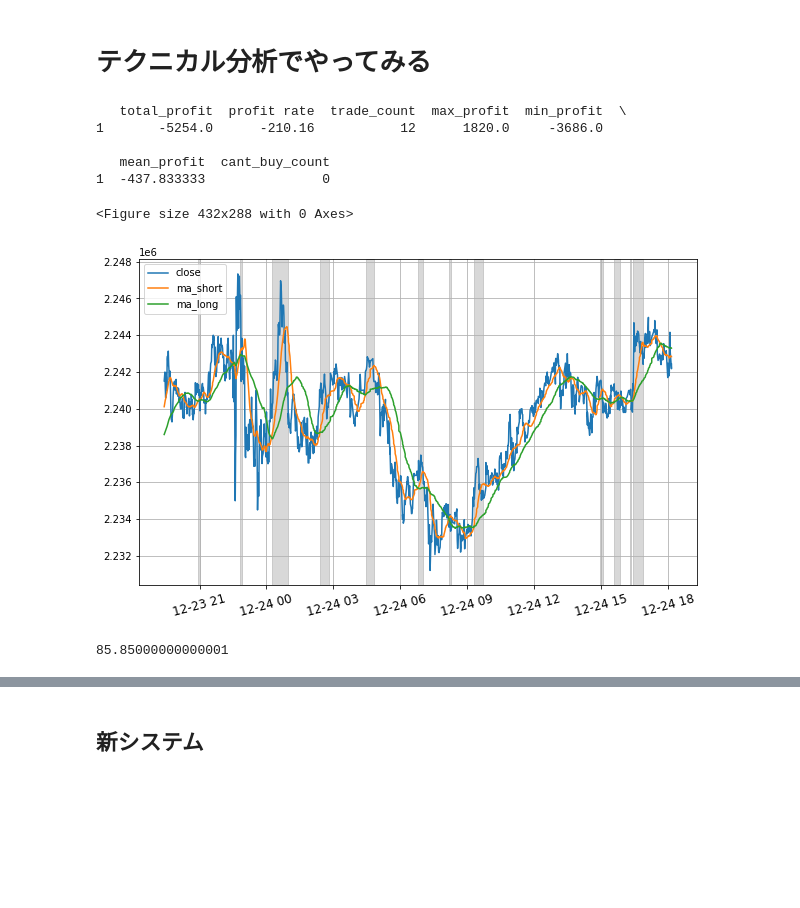
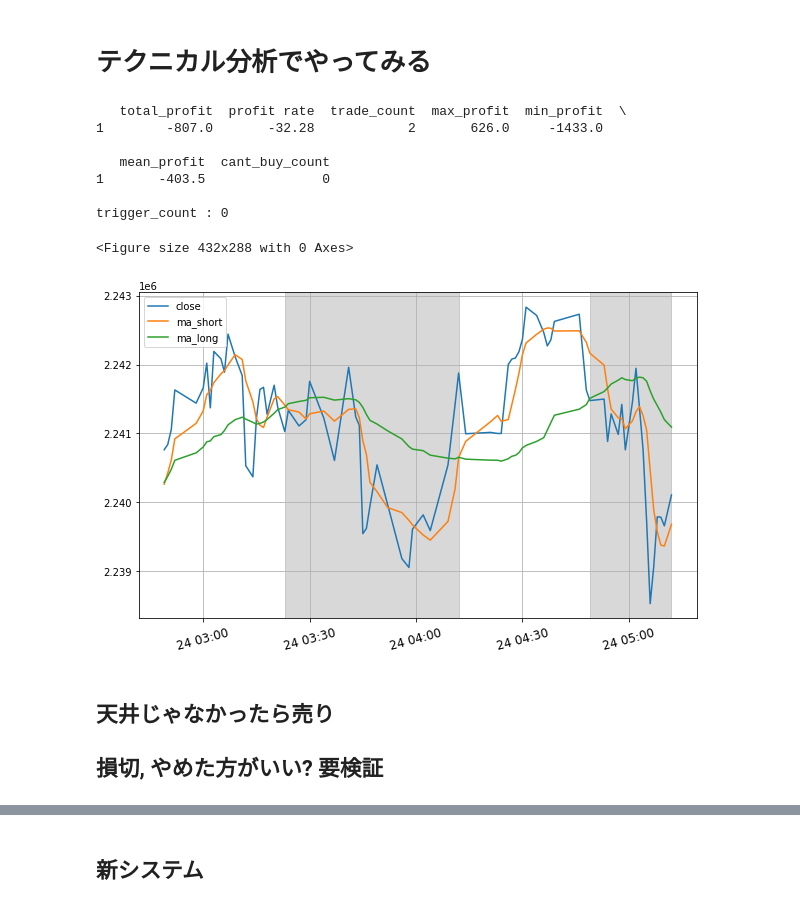
Before and after one commit to yodarjeering/BITCOIN, a Jupyter notebook: Code/coincheck.ipynb, the cells around one changed output, grey strips where cells are left out. Saved outputs shown, nothing was run; the diff lists cells and outputs as text; code cells hidden in the pictures; blank space fills up the shorter version.

```diff
--- a/Code/coincheck.ipynb
+++ b/Code/coincheck.ipynb
@@ -1054,6 +1053,22 @@ calc_deviation_rate(price)
 1.
 # %% [markdown]
 # テクニカル分析でやってみる
+# %%
+i=4
+alpha=0.9
+beta = 0.4
+cs = CeilSimulation(alpha=alpha,beta=beta,width=20,hold_day=1000)
+cs.simulate(df_.iloc[i*stride:(i+1)*stride],start_year=2021,end_year=2022,is_validate=False)
+# %% [output]
+   total_profit  profit rate  trade_count  max_profit  min_profit  \
+1        -807.0       -32.28            2       626.0     -1433.0
+
+   mean_profit  cant_buy_count
+1       -403.5               0
+
+trigger_count : 0
+<Figure size 432x288 with 0 Axes>
+[figure, added]
 # %%
 
 path_win1 = '/Users/Owner/Desktop/BitCoin/Data/bit_day_chart.csv'
@@ -1076,0 +1096,3 @@ df_ = df_[~df_.index.duplicated(keep='first')] # 重複削除
+# %% [markdown]
+## 天井じゃなかったら売り
+##  損切, やめた方がいい? 要検証
@@ -1081,15 +1110,0 @@ df_ = df_[~df_.index.duplicated(keep='first')] # 重複削除
-# %%
-ts = TechnicalSimulation(ma_short=25,ma_long=75,hold_day=1000)
-ts.simulate(df_,start_year=2021,end_year=2022)
-# %% [output]
-   total_profit  profit rate  trade_count  max_profit  min_profit  \
-1       -5254.0      -210.16           12      1820.0     -3686.0
-
-   mean_profit  cant_buy_count
-1  -437.833333               0
-<Figure size 432x288 with 0 Axes>
-[figure, removed]
-# %%
-17170 * 0.005
-# %% [output]
-85.85000000000001
```
Also changed, not shown: parts of 25 cells of this notebook, 8 other files.
